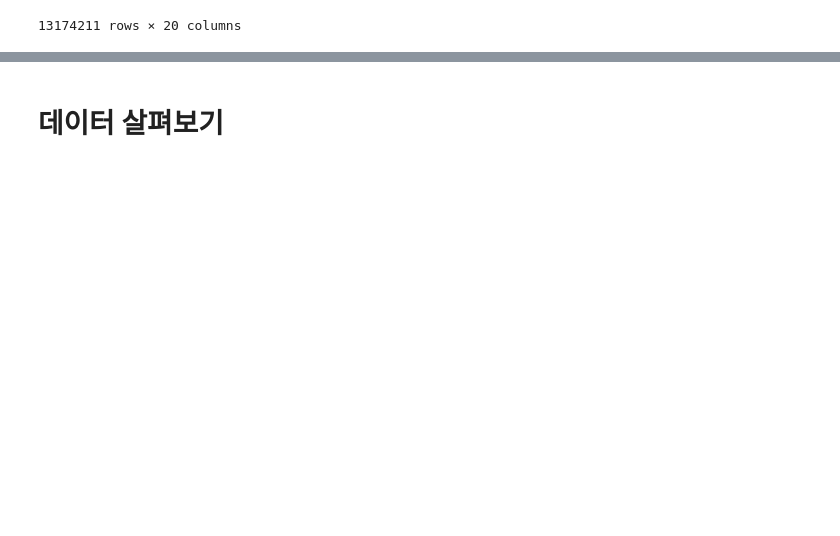
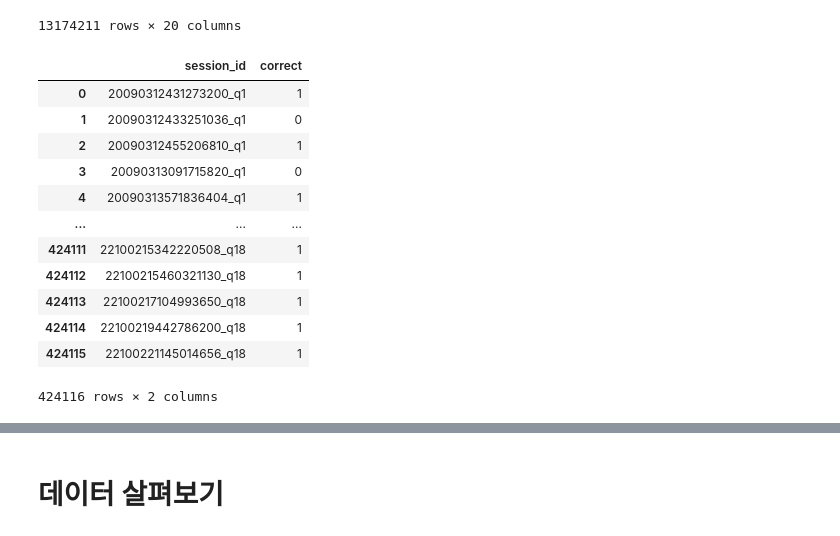
Before and after one commit to hoeen/student-gameplay-prediction, a Jupyter notebook: notebooks/eda-1.ipynb, the cells around one changed output, grey strips where cells are left out. Cells and saved outputs as stored; diff of their text form; code cells hidden in the pictures; blank space fills up the shorter version.

```diff
--- a/notebooks/eda-1.ipynb
+++ b/notebooks/eda-1.ipynb
@@ -17,11 +17,11 @@ from category_encoders.ordinal import OrdinalEncoder
 
 import missingno as msno
 # %%
-INPUT_PATH = '../../input/'
+INPUT_PATH = '/Users/wooseokpark/github/kaggle/student-gameplay-prediction/data/raw/input/'
 
-test = pd.read_csv(INPUT_PATH + 'test.csv')
-train = pd.read_csv(INPUT_PATH + 'train.csv')
-
+# test = pd.read_csv(INPUT_PATH + 'test.csv')
+# train = pd.read_csv(INPUT_PATH + 'train.csv')
+target = pd.read_csv(INPUT_PATH + 'train_labels.csv')
 train
 # %% [output]
 |  | session_id | index | elapsed_time | event_name | name | level | page | room_coor_x | room_coor_y | ... |
@@ -37,3 +37,19 @@ train
 | 13174209 | 22100221145014656 | 1603 | 5486753 | navigate_click | undefined | 22 | NaN | 252.299653 | 123.805889 | ... |
 | 13174210 | 22100221145014656 | 1604 | 5487952 | checkpoint | basic | 22 | NaN | NaN | NaN | ... |
 13174211 rows × 20 columns
+# %%
+target
+# %% [output]
+|  | session_id | correct |
+| 0 | 20090312431273200_q1 | 1 |
+| 1 | 20090312433251036_q1 | 0 |
+| 2 | 20090312455206810_q1 | 1 |
+| 3 | 20090313091715820_q1 | 0 |
+| 4 | 20090313571836404_q1 | 1 |
+| ... | ... | ... |
+| 424111 | 22100215342220508_q18 | 1 |
+| 424112 | 22100215460321130_q18 | 1 |
+| 424113 | 22100217104993650_q18 | 1 |
+| 424114 | 22100219442786200_q18 | 1 |
+| 424115 | 22100221145014656_q18 | 1 |
+424116 rows × 2 columns
```
Also changed, not shown: parts of 12 cells of this notebook.
